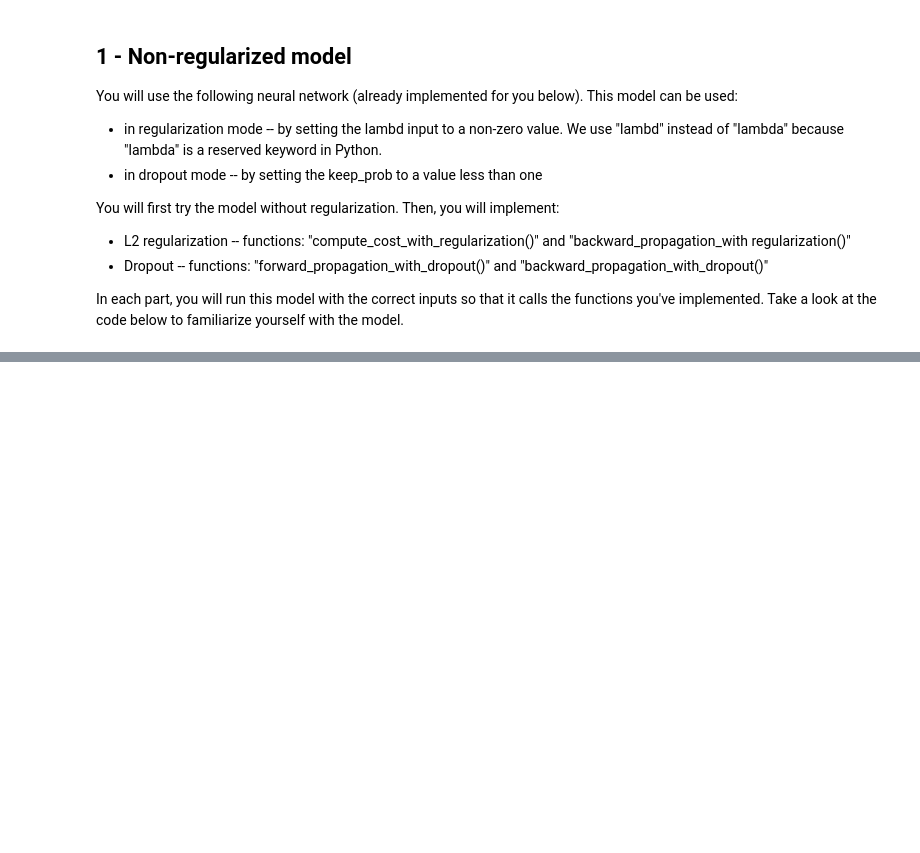
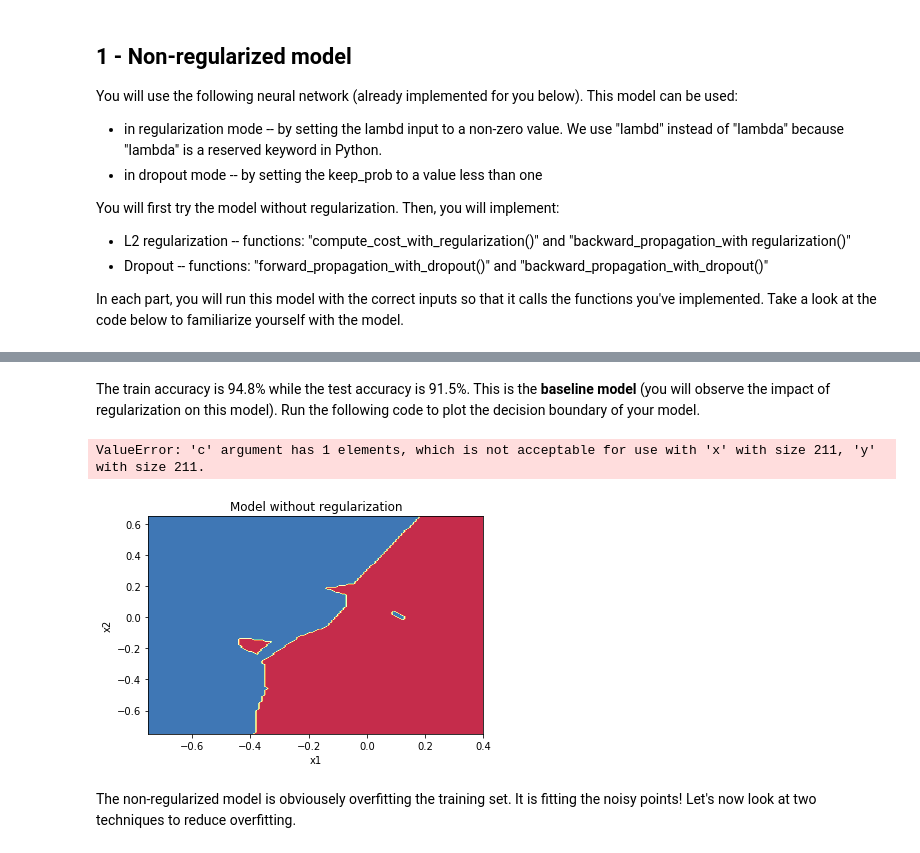
Before and after one commit to Lei-Luo/Deep-Learning-Specialization-AndrewNg, a Jupyter notebook: Course 2 Improving Deep Neural Networks/Week 1 Practical aspects of Deep Learning/Programming Assignment 2_Regularization.ipynb, the cells around one changed output, grey strips where cells are left out. Cells and saved outputs as stored; diff of their text form; code cells hidden in the pictures; blank space fills up the shorter version.

```diff
--- a/Course 2 Improving Deep Neural Networks/Week 1 Practical aspects of Deep Learning/Programming Assignment 2_Regularization.ipynb
+++ b/Course 2 Improving Deep Neural Networks/Week 1 Practical aspects of Deep Learning/Programming Assignment 2_Regularization.ipynb
@@ -109,0 +163,16 @@ def model(X, Y, learning_rate = 0.3, num_iterations = 30000, print_cost = True,
+# %% [markdown]
+The train accuracy is 94.8% while the test accuracy is 91.5%. This is the **baseline model** (you will observe the impact of regularization on this model). Run the following code to plot the decision boundary of your model.
+# %%
+plt.title("Model without regularization")
+axes = plt.gca()
+axes.set_xlim([-0.75, 0.40])
+axes.set_ylim([-0.75, 0.65])
+plot_decision_boundary(lambda x: predict_dec(parameters, x.T), train_X, train_Y)
+
+# You may meet "ValueError: 'c' argument has 1 elements, which is not acceptable for use with 'x' with size 211, 'y' with size 211."
+#
+# %% [output]
+ValueError: 'c' argument has 1 elements, which is not acceptable for use with 'x' with size 211, 'y' with size 211.
+[figure, added]
+# %% [markdown]
+The non-regularized model is obviousely overfitting the training set. It is fitting the noisy points! Let's now look at two techniques to reduce overfitting.
```
Also changed, not shown: parts of 5 cells of this notebook, 5 other files.
